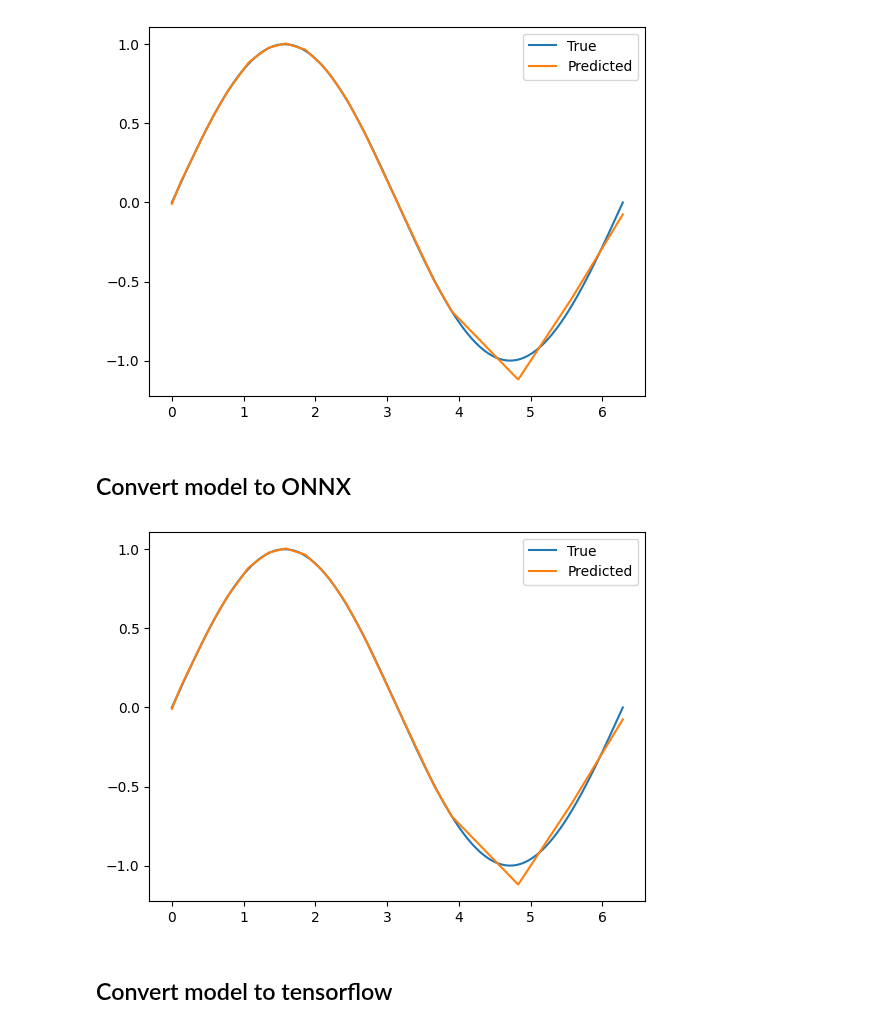
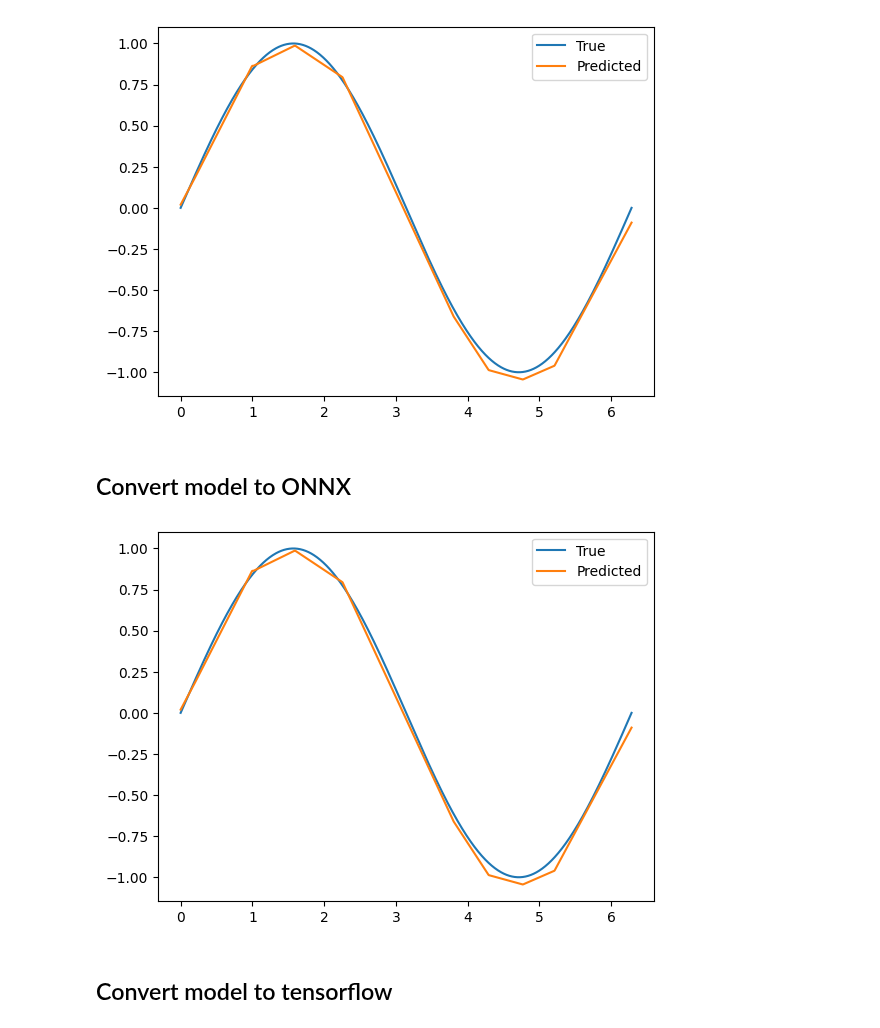
Before and after one commit to runeharlyk/SpotMicroESP32-Leika, a Jupyter notebook: esp32/neural_network.ipynb, the cells around one changed output. Drawn from its saved outputs; the diff is of its cells as text; code cells hidden in the pictures.

```diff
--- a/esp32/neural_network.ipynb
+++ b/esp32/neural_network.ipynb
@@ -16,9 +16,9 @@ x_train = torch.tensor(x, dtype=torch.float32).view(-1, 1)
 y_train = torch.tensor(y, dtype=torch.float32).view(-1, 1)
 
 model = nn.Sequential(
-    nn.Linear(1, 50),
+    nn.Linear(1, 16),
     nn.ReLU(),
-    nn.Linear(50, 1)
+    nn.Linear(16, 1)
 )
 
 criterion = nn.MSELoss()
@@ -42,7 +42,7 @@ def plot_pred(x, y, y_pred):
 
 plot_pred(x, y, y_pred)
 # %% [output]
-[figure, old version]
+[figure, new version]
 # %% [markdown]
 ## Convert model to ONNX
 # %%
@@ -67,23 +71,23 @@ convert_torch_to_onnx(model, onnx_model_path)
 # %%
 def test_onnx(onnx_model_path = 'model.onnx'):
     ort_session = ort.InferenceSession(onnx_model_path)
 
     onnx_y_pred = np.zeros(y.shape)
     for idx, _x in enumerate(x):
-        x_train_np_reshaped = np.array([[[[_x]]]])
+        x_train_np_reshaped = np.array([[_x]])
 
         ort_value = ort.OrtValue.ortvalue_from_numpy(x_train_np_reshaped)
 
         input_name = ort_session.get_inputs()[0].name
         inputs = {input_name: ort_value.numpy()}
-        outputs = ort_session.run(None, inputs)[0][0][0][0][0]
+        outputs = ort_session.run(None, inputs)[0][0][0]
         onnx_y_pred[idx] = outputs
 
     plot_pred(x, y, onnx_y_pred)
 
 test_onnx(onnx_model_path)
 # %% [output]
-[figure, old version]
+[figure, new version]
 # %% [markdown]
 ## Convert model to tensorflow
 # %%
```
Also changed, not shown: parts of 5 cells of this notebook, 2 other files.
